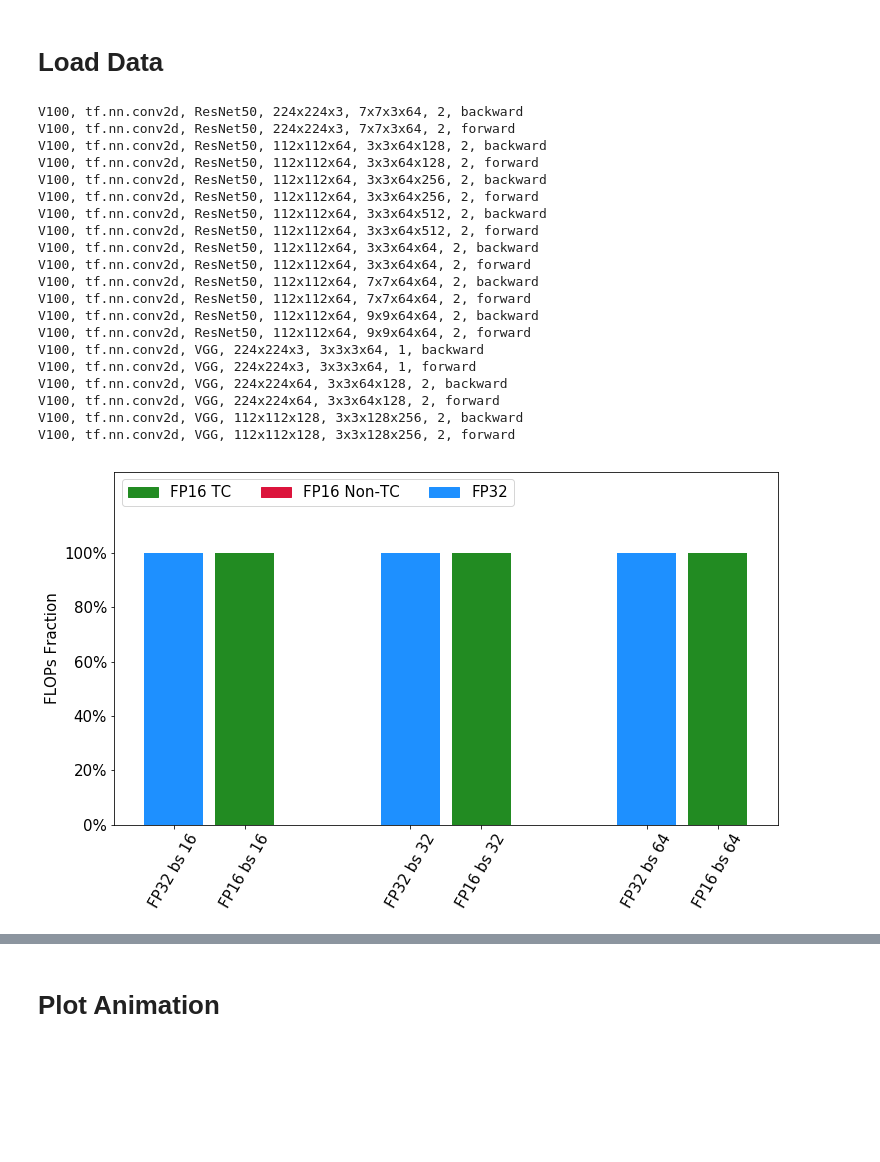
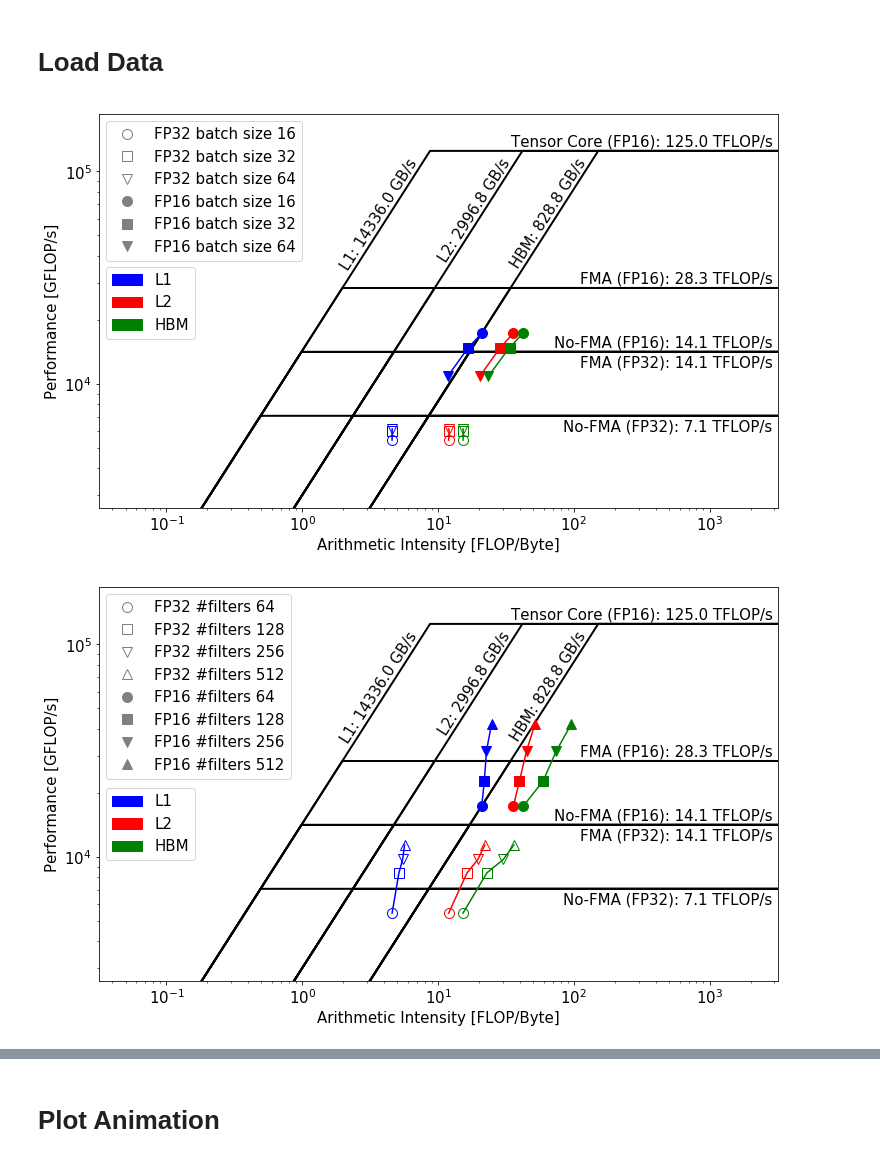
Before and after one commit to NERSC/tf-perf-kernels, a Jupyter notebook: roofline_plot_charlene.ipynb, the cells around one changed output, grey strips where cells are left out. Saved outputs shown, nothing was run; the diff lists cells and outputs as text; code cells hidden in the pictures; blank space fills up the shorter version.

```diff
--- a/roofline_plot_charlene.ipynb
+++ b/roofline_plot_charlene.ipynb
@@ -105,7 +105,7 @@ def plot_roofs(fig, ax, xlim, ylim, styledict, scaling = 1.):
         #ax.plot(xis, yis, marker="o", ms=10)
         #ax.plot(xelb, yelb, marker="o", ms=10)
         label = smem_roof_name[idm] + ': ' + '{0:.1f}'.format(float(smem)/scalingFactorForRoofs) + ' GB/s'
-        ax.annotate(label, xy=(xelb, yelb), xytext=(-24,-5), color=roof_color, \
+        ax.annotate(label, xy=(xelb, yelb), xytext=(-22,-5), color=roof_color, \
                 rotation=trans_ang, rotation_mode='anchor', \
                 horizontalalignment='right', \
                 verticalalignment='top', \
@@ -363,62 +363,42 @@ try:
 except:
     os.mkdir(directory)
 
 features = list(combineddf[["Network Name", "Input Shape", "Kernel Shape", "Stride Size", "Pass"]].apply(lambda x: (x["Network Name"], \
                                                                                           x["Input Shape"], \
                                                                                           x["Kernel Shape"], \
                                                                                           x["Stride Size"], \
                                                                                           x["Pass"]), axis=1).unique())
 
 for idx,feature in enumerate(features):
 
     #project the data
     selectdf = combineddf[ (combineddf[ "Network Name" ] == feature[0]) & \
                            (combineddf[ "Input Shape" ] == feature[1]) & \
                            (combineddf[ "Kernel Shape" ] == feature[2]) & \
                            (combineddf[ "Stride Size" ] == feature[3]) & \
                            (combineddf[ "Pass" ] == feature[4]) ]
 
     if len(selectdf["Batch Size"].unique()) == 1:
         continue
 
     #plot data
     #label
     plot_label = 'V100, tf.nn.conv2d, '+feature[0].split("-")[0]+', '+feature[1]+', '+feature[2]+', '+str(feature[3])+', '+feature[4]
-    print(plot_label)
+    #print(plot_label)
     plot_file = os.path.join(directory, plot_label.replace(", ","_"))
     plot_label = None
     #plot
     plot_data(plot_file, plot_label, "Batch Size", "batch size", selectdf)
 
-    #plot fractions
-    #label
-    plot_label = 'V100, tf.nn.conv2d, '+feature[0].split("-")[0]+', '+feature[1]+', '+feature[2]+', '+str(feature[3])+', '+feature[4]+', fractions'
-    plot_file = os.path.join(directory, plot_label.replace(", ","_"))
-    plot_label = None
-    #plot
-    plot_fractions(plot_file, plot_label, "Batch Size", "bs", selectdf)
+    ##plot fractions
+    ##label
+    #plot_label = 'V100, tf.nn.conv2d, '+feature[0].split("-")[0]+', '+feature[1]+', '+feature[2]+', '+str(feature[3])+', '+feature[4]+', fractions'
+    #plot_file = os.path.join(directory, plot_label.replace(", ","_"))
+    #plot_label = None
+    ##plot
+    #plot_fractions(plot_file, plot_label, "Batch Size", "bs", selectdf)
 # %% [output]
-V100, tf.nn.conv2d, ResNet50, 224x224x3, 7x7x3x64, 2, backward
-V100, tf.nn.conv2d, ResNet50, 224x224x3, 7x7x3x64, 2, forward
-V100, tf.nn.conv2d, ResNet50, 112x112x64, 3x3x64x128, 2, backward
-V100, tf.nn.conv2d, ResNet50, 112x112x64, 3x3x64x128, 2, forward
-V100, tf.nn.conv2d, ResNet50, 112x112x64, 3x3x64x256, 2, backward
-V100, tf.nn.conv2d, ResNet50, 112x112x64, 3x3x64x256, 2, forward
-V100, tf.nn.conv2d, ResNet50, 112x112x64, 3x3x64x512, 2, backward
-V100, tf.nn.conv2d, ResNet50, 112x112x64, 3x3x64x512, 2, forward
-V100, tf.nn.conv2d, ResNet50, 112x112x64, 3x3x64x64, 2, backward
-V100, tf.nn.conv2d, ResNet50, 112x112x64, 3x3x64x64, 2, forward
-V100, tf.nn.conv2d, ResNet50, 112x112x64, 7x7x64x64, 2, backward
-V100, tf.nn.conv2d, ResNet50, 112x112x64, 7x7x64x64, 2, forward
-V100, tf.nn.conv2d, ResNet50, 112x112x64, 9x9x64x64, 2, backward
-V100, tf.nn.conv2d, ResNet50, 112x112x64, 9x9x64x64, 2, forward
-V100, tf.nn.conv2d, VGG, 224x224x3, 3x3x3x64, 1, backward
-V100, tf.nn.conv2d, VGG, 224x224x3, 3x3x3x64, 1, forward
-V100, tf.nn.conv2d, VGG, 224x224x64, 3x3x64x128, 2, backward
-V100, tf.nn.conv2d, VGG, 224x224x64, 3x3x64x128, 2, forward
-V100, tf.nn.conv2d, VGG, 112x112x128, 3x3x128x256, 2, backward
-V100, tf.nn.conv2d, VGG, 112x112x128, 3x3x128x256, 2, forward
-[figure, old version]
+[figure, new version]
 # %%
 #plot vs num filters
 directory="plots/num_filters"
@@ -461,13 +441,15 @@ for idx,feature in enumerate(features):
     #plot
     plot_data(plot_file, plot_label, "Num Filters", "#filters", selectdf)
 
-    #plot fractions
-    #label
-    plot_label = 'V100, tf.nn.conv2d, '+feature[0].split("-")[0]+', '+feature[1]+', '+feature[6]+', '+str(feature[2])+', '+str(feature[3])+', '+feature[4]+', fractions'
-    plot_file = os.path.join(directory, plot_label.replace(", ","_"))
-    plot_label = None
-    #plot
-    plot_fractions(plot_file, plot_label, "Num Filters", "nf", selectdf)
+    ##plot fractions
+    ##label
+    #plot_label = 'V100, tf.nn.conv2d, '+feature[0].split("-")[0]+', '+feature[1]+', '+feature[6]+', '+str(feature[2])+', '+str(feature[3])+', '+feature[4]+', fractions'
+    #plot_file = os.path.join(directory, plot_label.replace(", ","_"))
+    #plot_label = None
+    ##plot
+    #plot_fractions(plot_file, plot_label, "Num Filters", "nf", selectdf)
+# %% [output]
+[figure, added]
 # %%
 #plot vs kernel size
 directory="plots/kernel_size"
```
Also changed, not shown: parts of 2 cells of this notebook, 3 other files.
